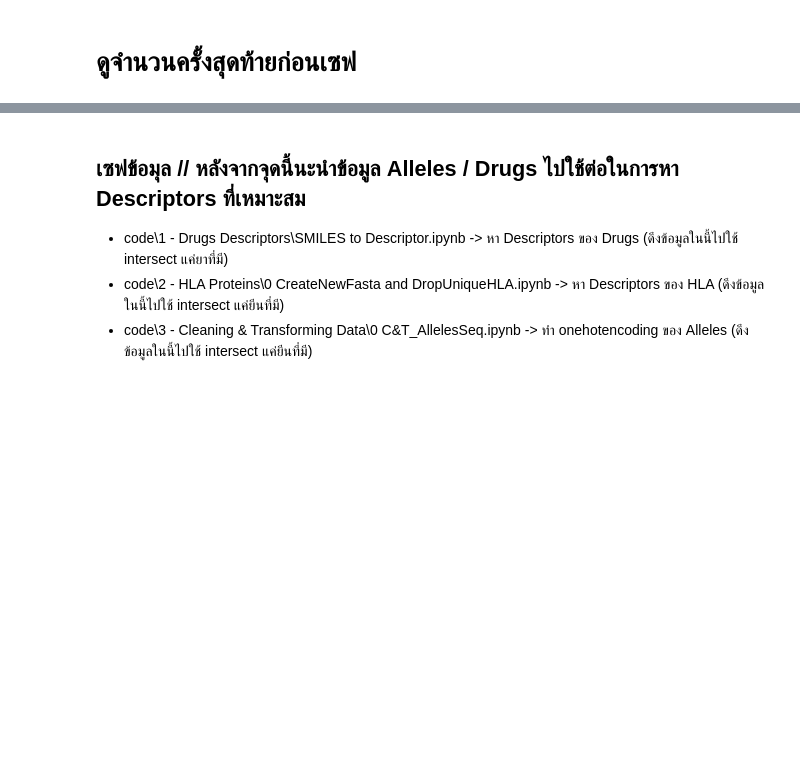
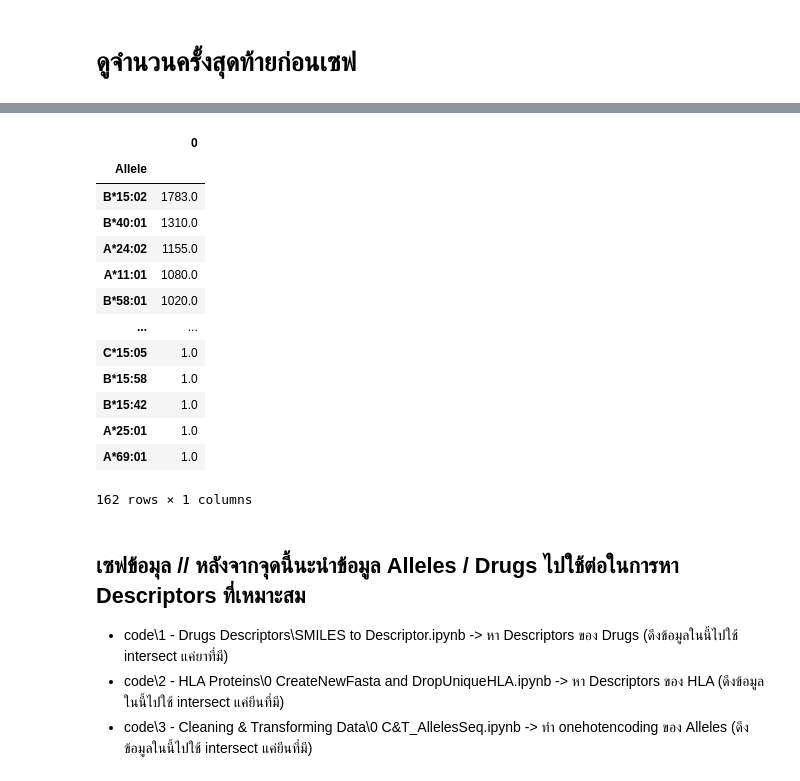
Before and after one commit to akumaharit/PredictingType2ADRwithHLAandMorgan, a Jupyter notebook: code/3 - Cleaning & Transforming Data/1 C&T_FilteringRenaming.ipynb, the cells around one changed output, grey strips where cells are left out. Cells and saved outputs as stored; diff of their text form; code cells hidden in the pictures; blank space fills up the shorter version.

Commit message:
Several fixes for the data prep - Implementing data checker for easier report prep - Merging MPeruption and MPexanthema

```diff
--- a/code/3 - Cleaning & Transforming Data/1 C&T_FilteringRenaming.ipynb
+++ b/code/3 - Cleaning & Transforming Data/1 C&T_FilteringRenaming.ipynb
@@ -244,6 +260,7 @@ filtered_dataset = filtered_dataset[filtered_dataset['ADR'] != 'Agranulocytosis'
 filtered_dataset = filtered_dataset[filtered_dataset['ADR'] != 'FDE']
 filtered_dataset['ADR'] = filtered_dataset['ADR'].replace('SJSI','SJS')
 filtered_dataset['ADR'] = filtered_dataset['ADR'].replace('SJSII','SJS')
+filtered_dataset['ADR'] = filtered_dataset['ADR'].replace('MPeruption','MPexanthema')
 # %% [markdown]
 # จัดเชื้อชาติ
 # %% [markdown]
@@ -360,3 +367,21 @@ race_count
+# %%
+allele_count.to_csv('count_allele_afterfilter.csv')
+allele_count
+# %% [output]
+|  | 0 |
+| Allele |  |
+| B*15:02 | 1783.0 |
+| B*40:01 | 1310.0 |
+| A*24:02 | 1155.0 |
+| A*11:01 | 1080.0 |
+| B*58:01 | 1020.0 |
+| ... | ... |
+| C*15:05 | 1.0 |
+| B*15:58 | 1.0 |
+| B*15:42 | 1.0 |
+| A*25:01 | 1.0 |
+| A*69:01 | 1.0 |
+162 rows × 1 columns
 # %% [markdown]
 ## เซฟข้อมุล // หลังจากจุดนี้นะนำข้อมูล Alleles / Drugs ไปใช้ต่อในการหา Descriptors ที่เหมาะสม
 - code\1 - Drugs Descriptors\SMILES to Descriptor.ipynb -> หา Descriptors ของ Drugs (ดึงข้อมูลในนี้ไปใช้ intersect แค่ยาที่มี)
```
Also changed, not shown: parts of 26 cells of this notebook, 9 other files.
